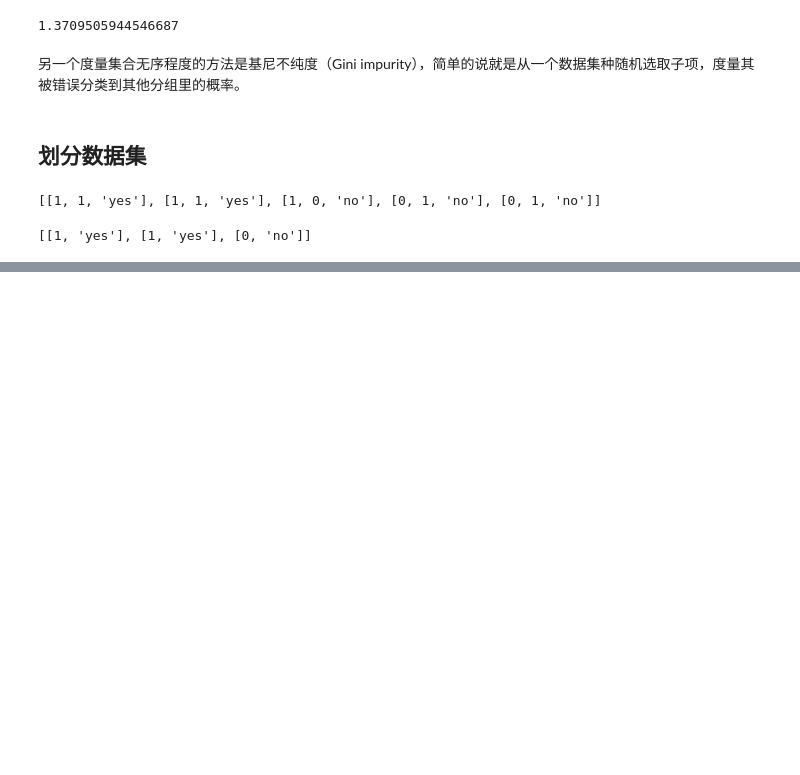
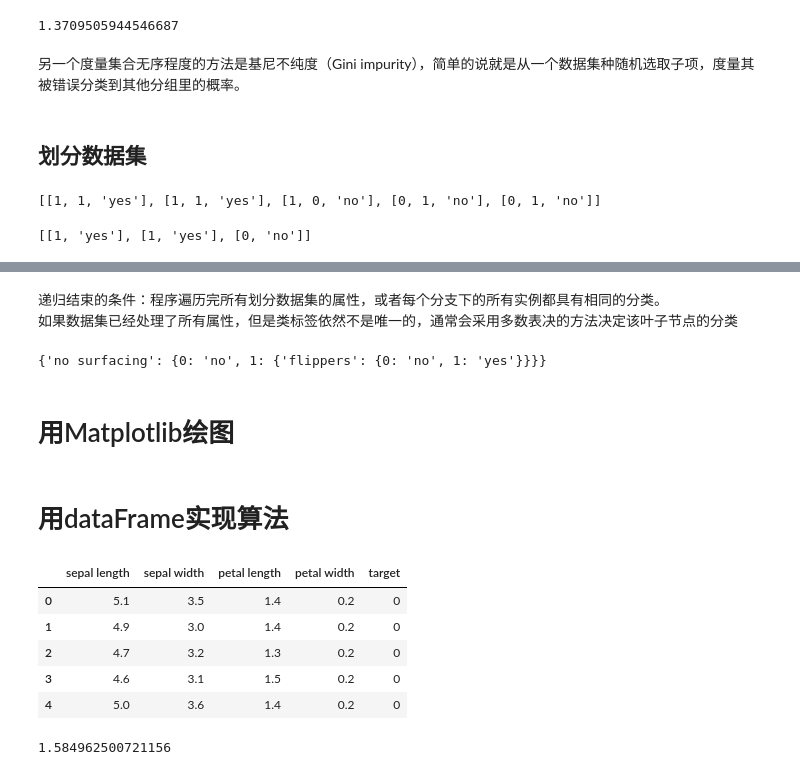
Before and after one commit to creazykana/Machine-Learning, a Jupyter notebook: machine learning in action/Ch03/ML_tree.ipynb, the cells around one changed output, grey strips where cells are left out. Cells and saved outputs as stored; diff of their text form; code cells hidden in the pictures; blank space fills up the shorter version.

```diff
--- a/machine learning in action/Ch03/ML_tree.ipynb
+++ b/machine learning in action/Ch03/ML_tree.ipynb
@@ -103,0 +113,3 @@ for i in range(numFeatures):
+# %% [markdown]
+递归结束的条件：程序遍历完所有划分数据集的属性，或者每个分支下的所有实例都具有相同的分类。
+如果数据集已经处理了所有属性，但是类标签依然不是唯一的，通常会采用多数表决的方法决定该叶子节点的分类
@@ -103,0 +126,56 @@ for i in range(numFeatures):
+# %%
+def createTree(dataSet, labels):
+    classList = [example[-1] for example in dataSet]
+    if classList.count(classList[0]) == len(classList): # 当数据集内标签类别完全相同则停止分类
+        return classList[0]
+    if len(dataSet[0]) == 1: # 当所有特征遍历完了，返回该叶子结点的标签（多数表决原则）
+        majorityCnt(classList) # 写成majorityCnt(dataSet)应该也是可以的
+    bestFeat = chooseBestFeatureToSplit(dataSet) # 挑选一个信息增益最大的特征字段
+    bestFeatLabel = labels[bestFeat] # 特征字段对应的字段名称
+    myTree = {bestFeatLabel:{}}
+    del(labels[bestFeat])
+    featValues = [example[bestFeat] for example in dataSet] # 用来分类的字段的所有可能取值
+    uniqueValues = set(featValues)
+    for value in uniqueValues:
+        subLabels = labels[:] # 复制类标签，为了不改变原始列表的内容
+        myTree[bestFeatLabel][value] = createTree(splitDataSet(dataSet, bestFeat, value), subLabels)
+    return myTree
+myDat, labels = createDataSet()
+createTree(myDat, labels)
+# %% [output]
+{'no surfacing': {0: 'no', 1: {'flippers': {0: 'no', 1: 'yes'}}}}
+# %% [markdown]
+# 用Matplotlib绘图
+# %% [markdown]
+# 用dataFrame实现算法
+# %%
+from sklearn.datasets import load_iris
+import pandas as pd
+import numpy as np
+# load_*() 加载并返回鸢尾花数据集 （scikit-learn自带的数据集）
+iris_data = load_iris()  # 返回datasets.base.Bunch类型(字典格式)
+data = pd.DataFrame(data=iris_data['data'], columns=iris_data['feature_names'])
+data['target'] = iris_data['target']
+data.columns = [i.replace(" (cm)", "") for i in data.columns]
+data.head()
+# %% [output]
+|  | sepal length | sepal width | petal length | petal width | target |
+| 0 | 5.1 | 3.5 | 1.4 | 0.2 | 0 |
+| 1 | 4.9 | 3.0 | 1.4 | 0.2 | 0 |
+| 2 | 4.7 | 3.2 | 1.3 | 0.2 | 0 |
+| 3 | 4.6 | 3.1 | 1.5 | 0.2 | 0 |
+| 4 | 5.0 | 3.6 | 1.4 | 0.2 | 0 |
+# %%
+# 计算数据集的熵
+from math import log
+def calcShannonEnt(dataSet, targetColumnName='target'):
+    dataSet['cnt'] = 1
+    df = dataSet.groupby(targetColumnName)[['cnt']].sum().reset_index()
+    df['rate'] = df['cnt'] / df['cnt'].sum()
+    shannonEnt = 0
+    for prob in df['rate'].values:
+        shannonEnt -= prob * log(prob, 2)
+    return shannonEnt
+calcShannonEnt(data)
+# %% [output]
+1.584962500721156
```
Also changed, not shown: parts of 7 cells of this notebook.
